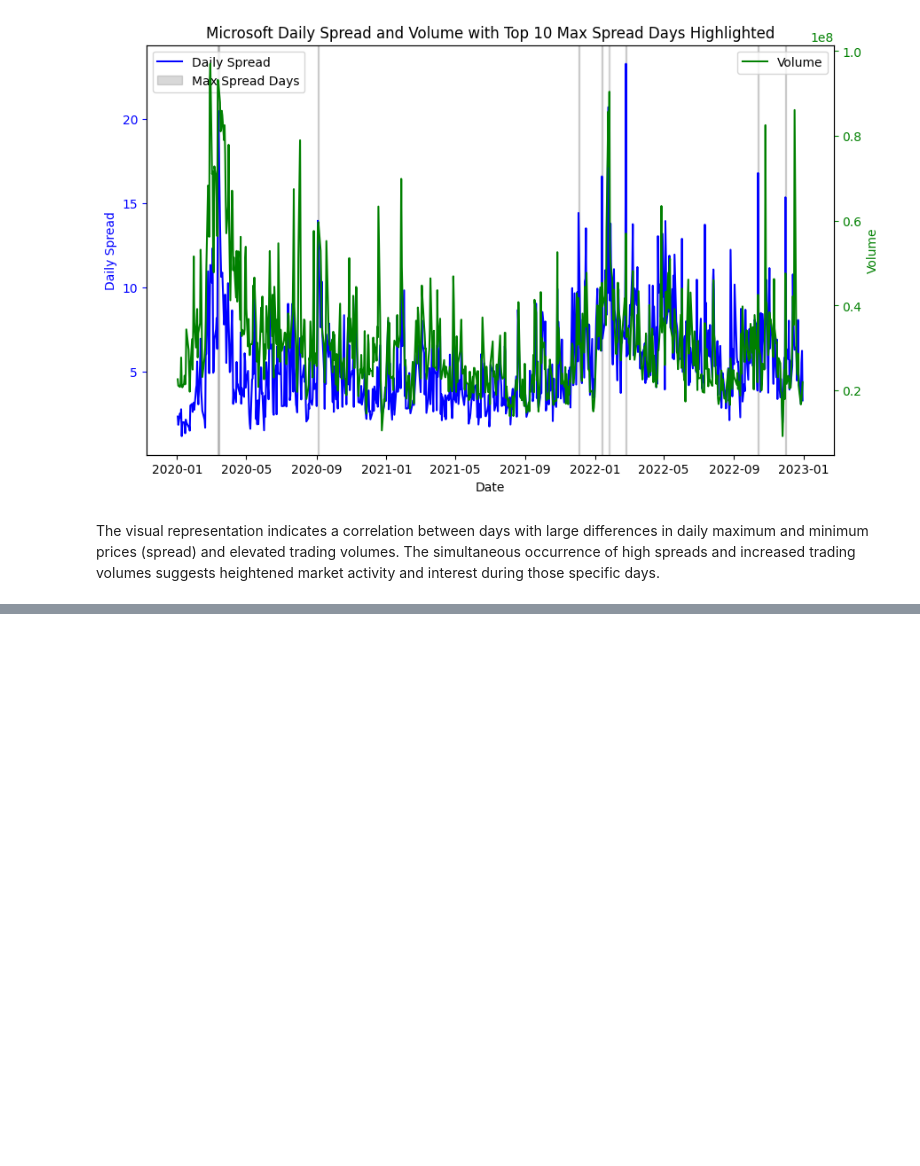
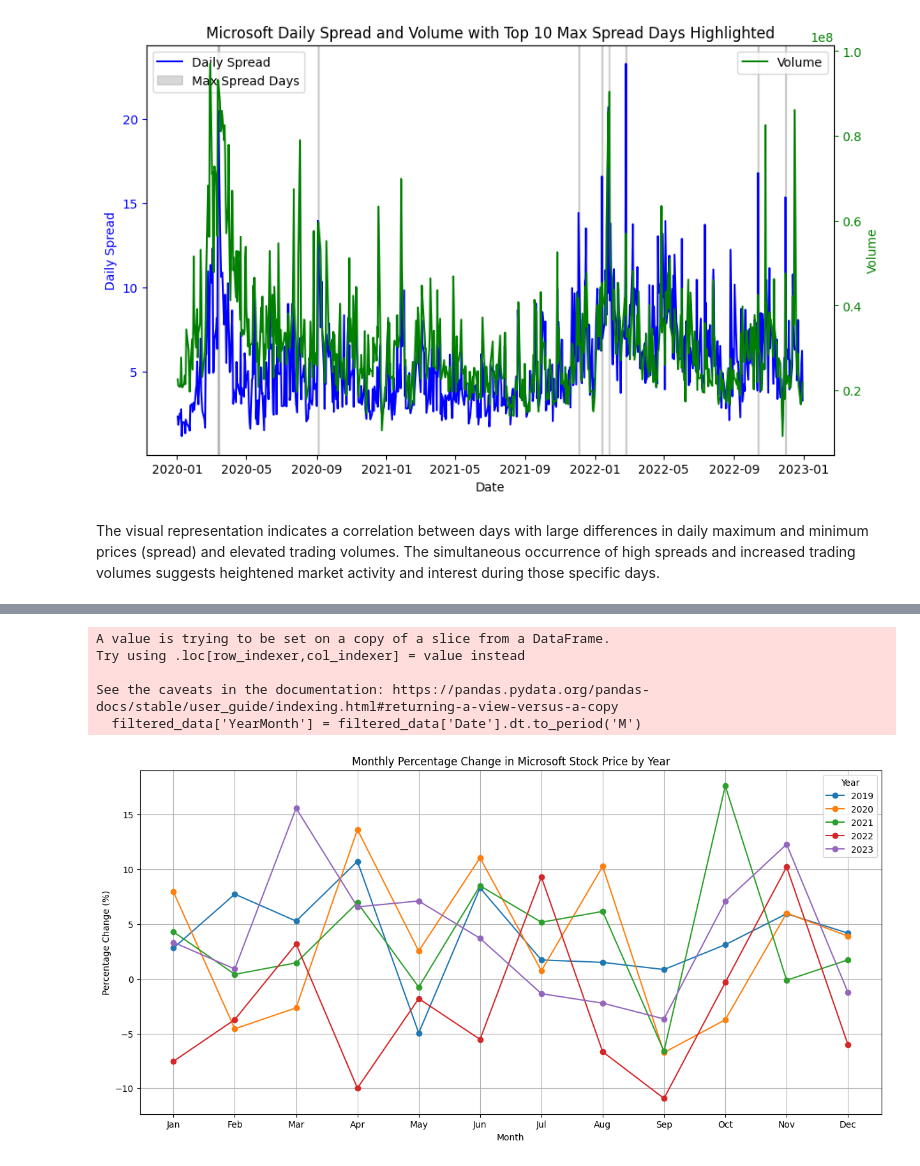
Before and after one commit to HUST-Business-Analytics/business-analytics-project, a Jupyter notebook: Analysis.ipynb, the cells around one changed output, grey strips where cells are left out. Saved outputs shown, nothing was run; the diff lists cells and outputs as text; code cells hidden in the pictures; blank space fills up the shorter version.

```diff
--- a/Analysis.ipynb
+++ b/Analysis.ipynb
@@ -334,0 +289,42 @@ Name: Close, dtype: float64
+# %%
+import pandas as pd
+import matplotlib.pyplot as plt
+import matplotlib.dates as mdates
+from datetime import datetime
+
+file_path = 'MSFT.csv'
+msft_data = pd.read_csv(file_path)
+
+msft_data['Date'] = pd.to_datetime(msft_data['Date'])
+latest_date = msft_data['Date'].max()
+five_years_ago = latest_date - pd.DateOffset(years=5)
+filtered_data = msft_data[msft_data['Date'] > five_years_ago]
+
+filtered_data['YearMonth'] = filtered_data['Date'].dt.to_period('M')
+monthly_change = filtered_data.groupby('YearMonth').agg({'Close': 'last'}).pct_change()
+
+years = monthly_change.index.year.unique()[-5:]
+plot_data = pd.DataFrame(index=range(1, 13))
+for year in years:
+    yearly_values = monthly_change[monthly_change.index.year == year]['Close'] * 100
+    plot_data[year] = yearly_values.values
+
+plt.figure(figsize=(15, 7))
+for year in plot_data.columns:
+    plt.plot(plot_data.index, plot_data[year], marker='o', linestyle='-', label=str(year))
+
+plt.title('Monthly Percentage Change in Microsoft Stock Price by Year')
+plt.xlabel('Month')
+plt.ylabel('Percentage Change (%)')
+months_labels = [datetime(2000, month, 1).strftime('%b') for month in range(1, 13)]
+plt.xticks(plot_data.index, months_labels)
+plt.legend(title='Year')
+plt.grid(True)
+plt.show()
+# %% [output]
+A value is trying to be set on a copy of a slice from a DataFrame.
+Try using .loc[row_indexer,col_indexer] = value instead
+
+See the caveats in the documentation: https://pandas.pydata.org/pandas-docs/stable/user_guide/indexing.html#returning-a-view-versus-a-copy
+  filtered_data['YearMonth'] = filtered_data['Date'].dt.to_period('M')
+[figure, added]
```
Also changed, not shown: parts of 10 cells of this notebook, 1 other file.
